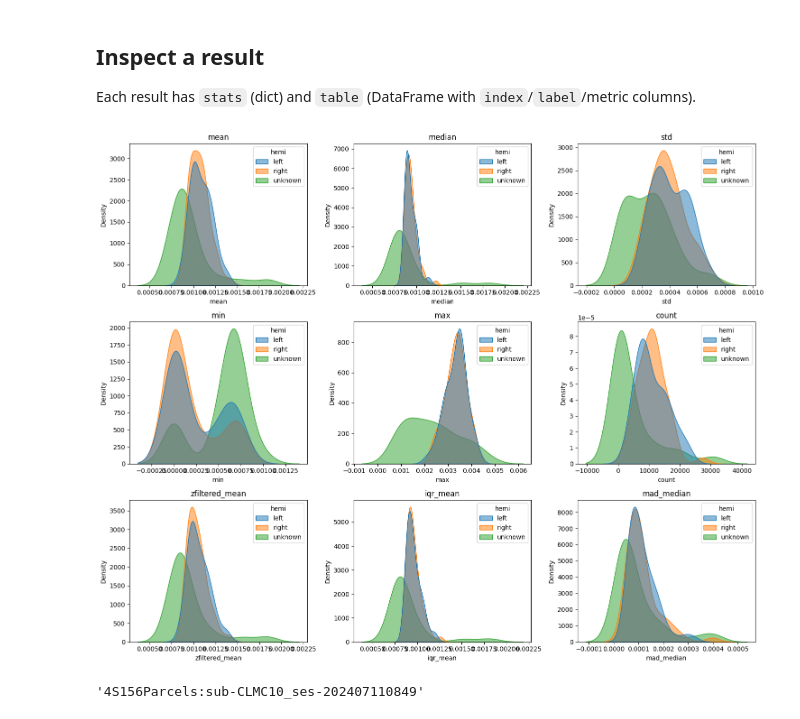
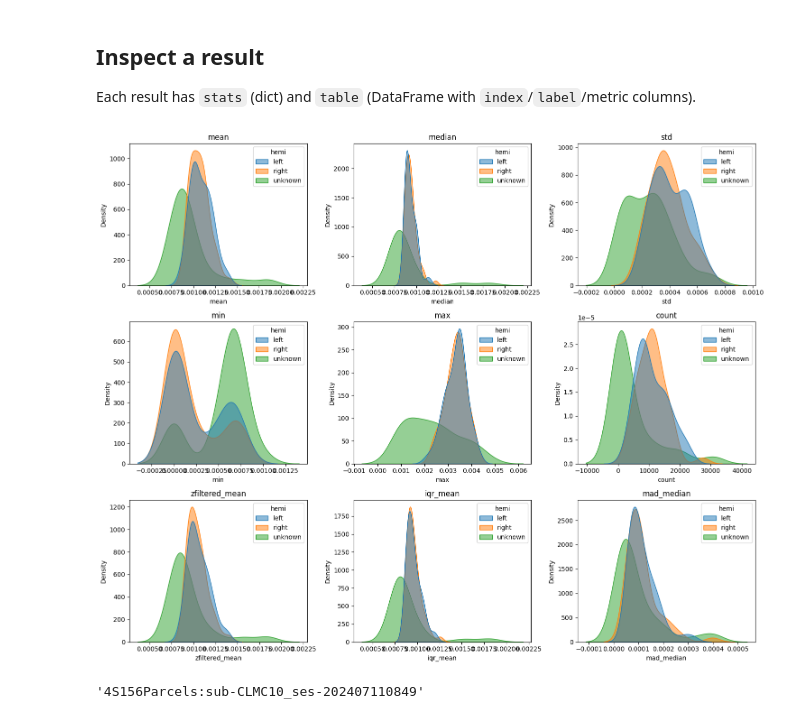
Before and after one commit to GalKepler/qsiparc, a Jupyter notebook: notebooks/demo_qsirecon_parcellation.ipynb, the cells around one changed output. Drawn from its saved outputs; the diff is of its cells as text; code cells hidden in the pictures.

```diff
--- a/notebooks/demo_qsirecon_parcellation.ipynb
+++ b/notebooks/demo_qsirecon_parcellation.ipynb
@@ -59,7 +59,7 @@ k = 0
 key = list(plan.keys())[k]
 plan = {key: [p for p in plan[key] if "dki-md" in p.scalar.name.lower()]}
 # %%
-results = run_parcellation(plan)
+results = run_parcellation(plan, config=settings)
 results
 # %% [output]
 Atlas shape (193, 229, 193) does not match scalar shape (101, 123, 107). Resampling scalar map to atlas/labels grid.
@@ -86,23 +70,23 @@ Each result has `stats` (dict) and `table` (DataFrame with `index`/`label`/metri
 # %%
 import matplotlib.pyplot as plt
 import seaborn as sns
 from qsiparc.parcellation.volume import _BUILTIN_METRICS
 s = results[0].table
 s["hemi"] = s["name"].apply(lambda x: "left" if x.startswith("LH_") else ("right" if x.startswith("RH_") else "unknown"))
 cols = list(_BUILTIN_METRICS.keys())
 n_cols = 3
 n_rows = int(np.ceil(len(cols) / n_cols))
 fig, axes = plt.subplots(n_rows, n_cols, figsize=(5 * n_cols, 4 * n_rows))
 for i, col in enumerate(cols):
     r = i // n_cols
     c = i % n_cols
     ax = axes[r, c] if n_rows > 1 else axes[c]
-    sns.kdeplot(data=s, x=col, hue="hemi", fill=True, common_norm=False, alpha=0.5, ax=ax)
+    sns.kdeplot(data=s, x=col, hue="hemi", fill=True, common_norm=True, alpha=0.5, ax=ax)
     ax.set_title(col)
 plt.tight_layout()
 plt.show()
 # %% [output]
-[figure, old version]
+[figure, new version]
 # %%
 # s.sort_values("count")
 key
```
Also changed, not shown: parts of 1 cell of this notebook, 11 other files.
